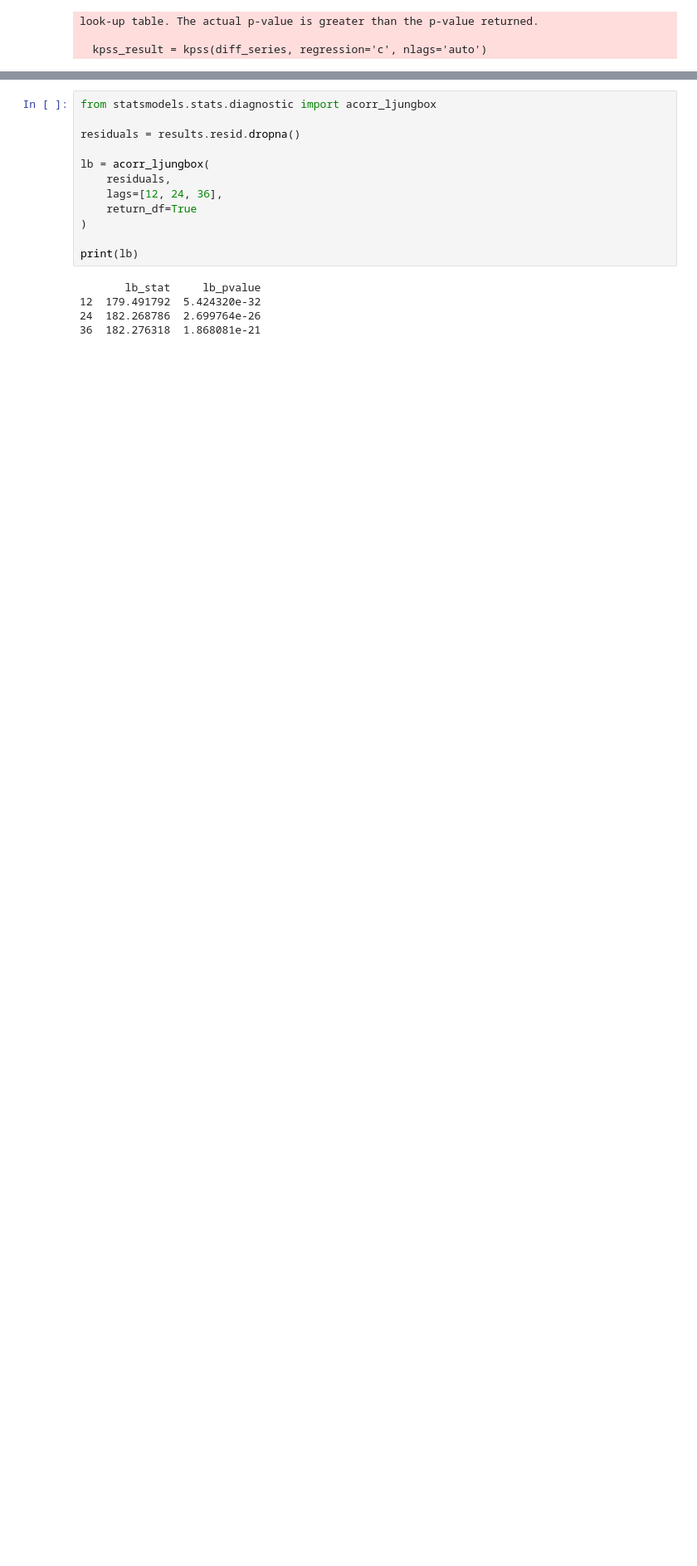
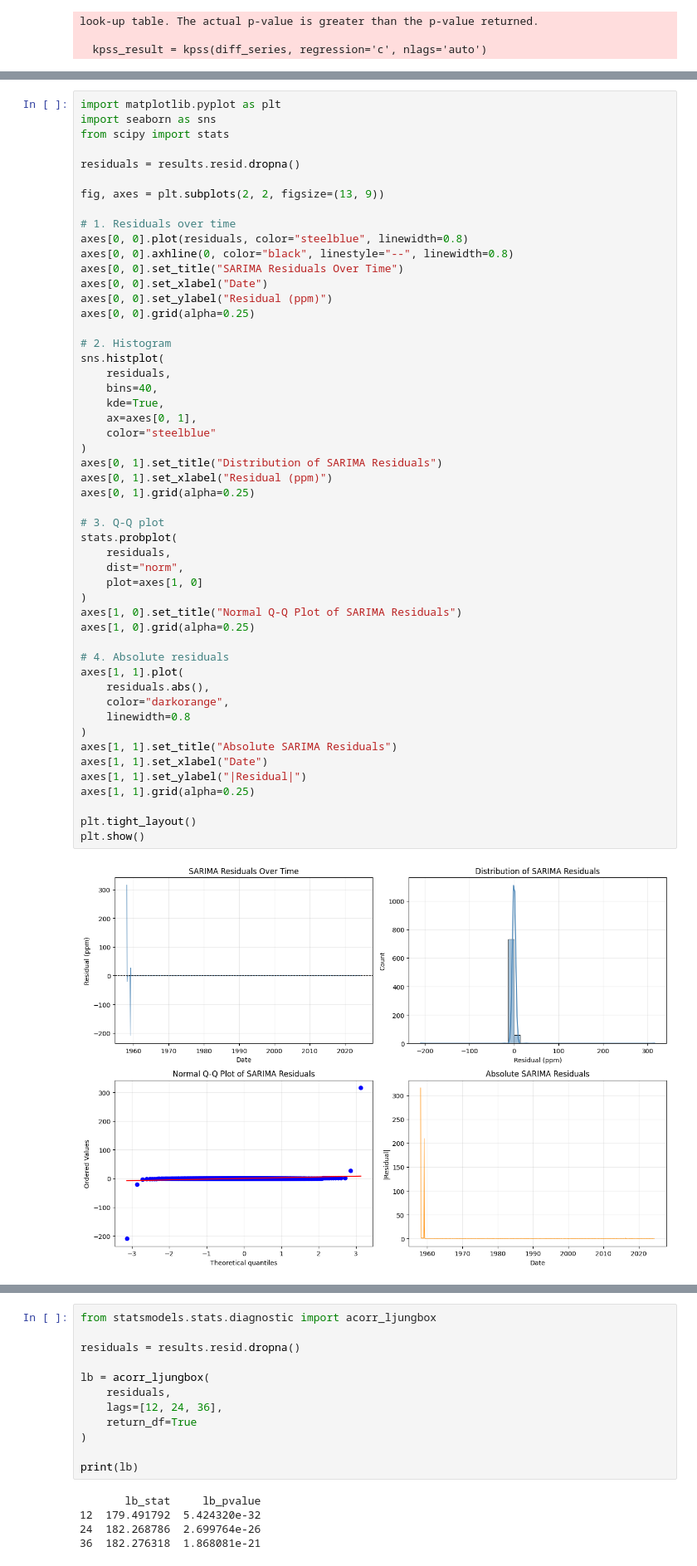
Before and after one commit to the-paulbear/noaa-greenhouse-gas-forecasting, a Jupyter notebook: time_series/CO2.ipynb, the cells around one changed output, grey strips where cells are left out. Shown at 83% size. Drawn from its saved outputs; the diff is of its cells as text; blank space fills up the shorter version.

```diff
--- a/time_series/CO2.ipynb
+++ b/time_series/CO2.ipynb
@@ -599,0 +858,53 @@ Warnings:
+# %%
+import matplotlib.pyplot as plt
+import seaborn as sns
+from scipy import stats
+
+residuals = results.resid.dropna()
+
+fig, axes = plt.subplots(2, 2, figsize=(13, 9))
+
+# 1. Residuals over time
+axes[0, 0].plot(residuals, color="steelblue", linewidth=0.8)
+axes[0, 0].axhline(0, color="black", linestyle="--", linewidth=0.8)
+axes[0, 0].set_title("SARIMA Residuals Over Time")
+axes[0, 0].set_xlabel("Date")
+axes[0, 0].set_ylabel("Residual (ppm)")
+axes[0, 0].grid(alpha=0.25)
+
+# 2. Histogram
+sns.histplot(
+    residuals,
+    bins=40,
+    kde=True,
+    ax=axes[0, 1],
+    color="steelblue"
+)
+axes[0, 1].set_title("Distribution of SARIMA Residuals")
+axes[0, 1].set_xlabel("Residual (ppm)")
+axes[0, 1].grid(alpha=0.25)
+
+# 3. Q-Q plot
+stats.probplot(
+    residuals,
+    dist="norm",
+    plot=axes[1, 0]
+)
+axes[1, 0].set_title("Normal Q-Q Plot of SARIMA Residuals")
+axes[1, 0].grid(alpha=0.25)
+
+# 4. Absolute residuals
+axes[1, 1].plot(
+    residuals.abs(),
+    color="darkorange",
+    linewidth=0.8
+)
+axes[1, 1].set_title("Absolute SARIMA Residuals")
+axes[1, 1].set_xlabel("Date")
+axes[1, 1].set_ylabel("|Residual|")
+axes[1, 1].grid(alpha=0.25)
+
+plt.tight_layout()
+plt.show()
+# %% [output]
+[figure, added]
```
Also changed, not shown: parts of 9 cells of this notebook.
